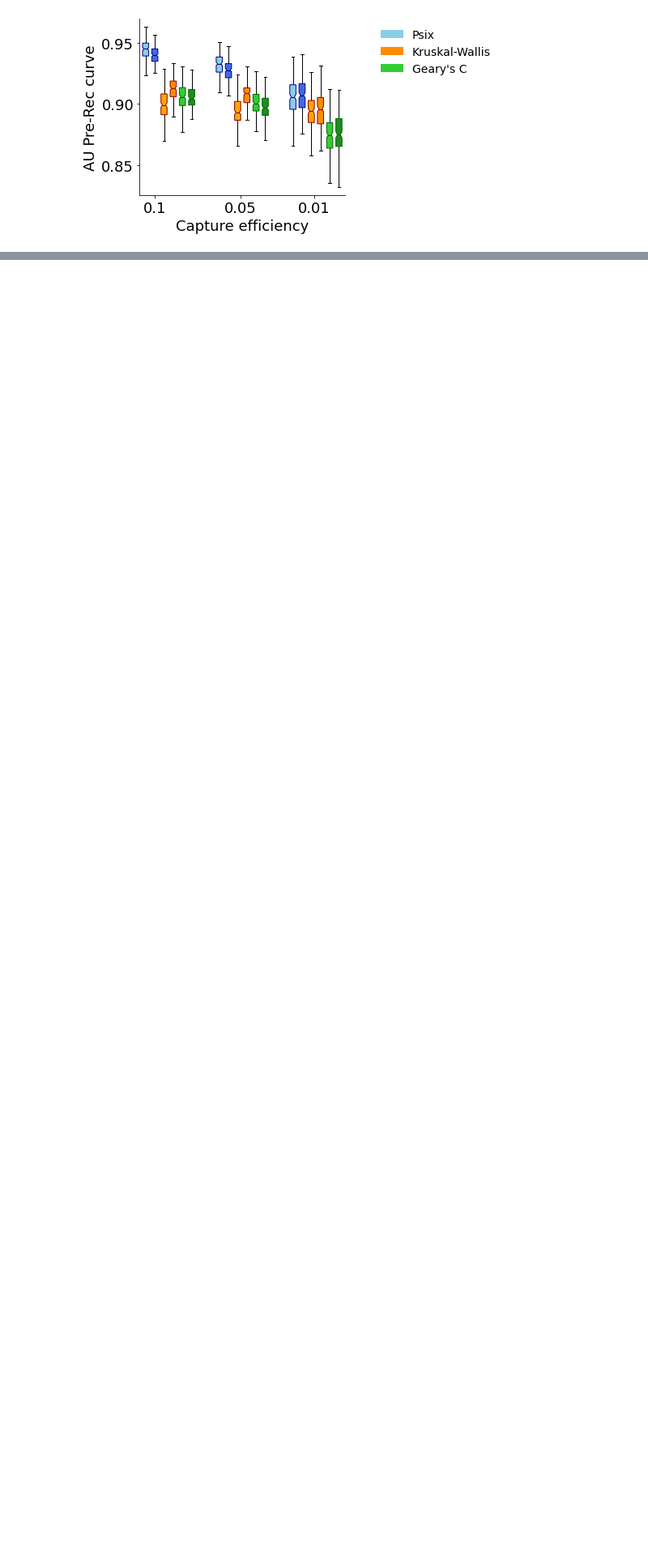
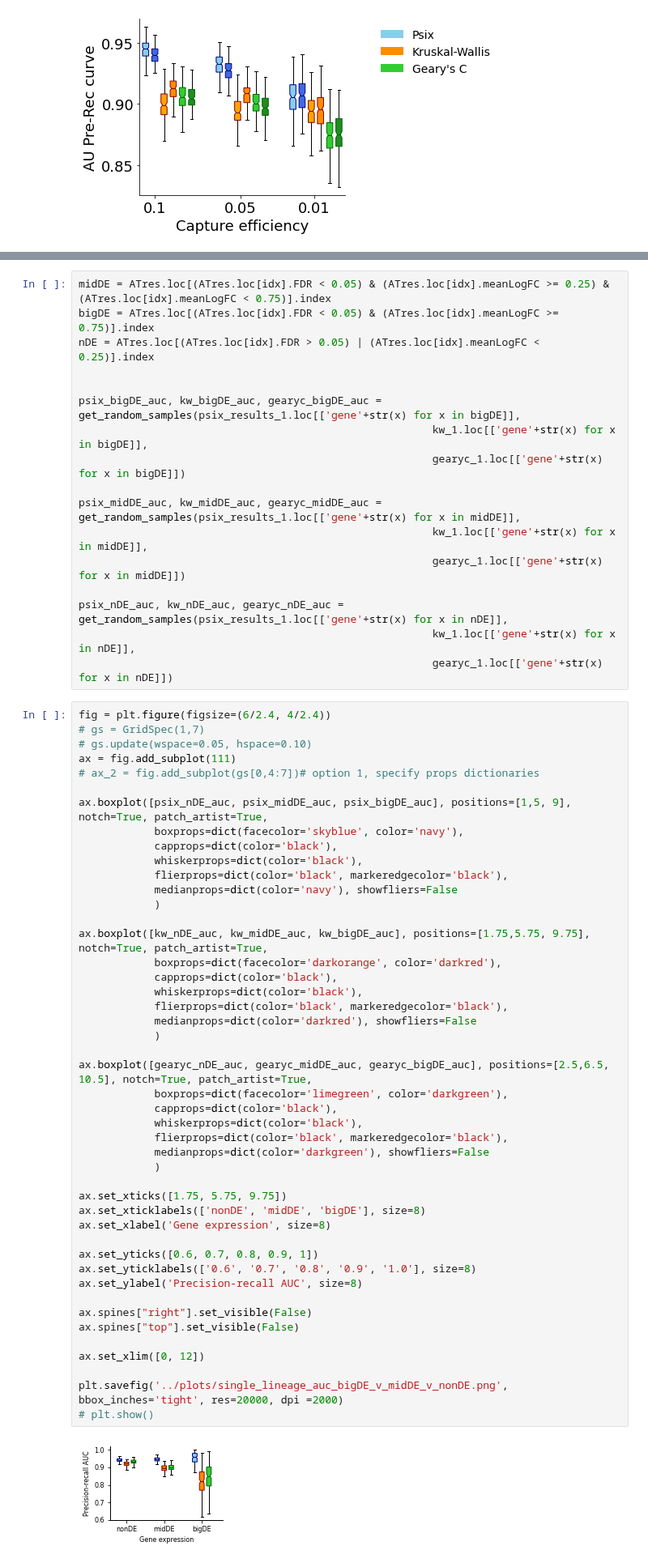
Before and after one commit to lareaulab/analysis_psix, a Jupyter notebook: simulations/single_lineage/simulation_analysis.ipynb, the cells around one changed output, grey strips where cells are left out. Shown at 81% size. Drawn from its saved outputs; the diff is of its cells as text; blank space fills up the shorter version.

```diff
--- a/simulations/single_lineage/simulation_analysis.ipynb
+++ b/simulations/single_lineage/simulation_analysis.ipynb
@@ -797,0 +1017,65 @@ ax_2.legend(frameon=False, fontsize=14)
+# %%
+midDE = ATres.loc[(ATres.loc[idx].FDR < 0.05) & (ATres.loc[idx].meanLogFC >= 0.25) & (ATres.loc[idx].meanLogFC < 0.75)].index
+bigDE = ATres.loc[(ATres.loc[idx].FDR < 0.05) & (ATres.loc[idx].meanLogFC >= 0.75)].index
+nDE = ATres.loc[(ATres.loc[idx].FDR > 0.05) | (ATres.loc[idx].meanLogFC < 0.25)].index
+
+
+psix_bigDE_auc, kw_bigDE_auc, gearyc_bigDE_auc = get_random_samples(psix_results_1.loc[['gene'+str(x) for x in bigDE]],
+                                                        kw_1.loc[['gene'+str(x) for x in bigDE]],
+                                                        gearyc_1.loc[['gene'+str(x) for x in bigDE]])
+
+psix_midDE_auc, kw_midDE_auc, gearyc_midDE_auc = get_random_samples(psix_results_1.loc[['gene'+str(x) for x in midDE]],
+                                                        kw_1.loc[['gene'+str(x) for x in midDE]],
+                                                        gearyc_1.loc[['gene'+str(x) for x in midDE]])
+
+psix_nDE_auc, kw_nDE_auc, gearyc_nDE_auc = get_random_samples(psix_results_1.loc[['gene'+str(x) for x in nDE]],
+                                                        kw_1.loc[['gene'+str(x) for x in nDE]],
+                                                        gearyc_1.loc[['gene'+str(x) for x in nDE]])
+# %%
+fig = plt.figure(figsize=(6/2.4, 4/2.4))
+# gs = GridSpec(1,7)
+# gs.update(wspace=0.05, hspace=0.10)
+ax = fig.add_subplot(111)
+# ax_2 = fig.add_subplot(gs[0,4:7])# option 1, specify props dictionaries
+
+ax.boxplot([psix_nDE_auc, psix_midDE_auc, psix_bigDE_auc], positions=[1,5, 9], notch=True, patch_artist=True,
+            boxprops=dict(facecolor='skyblue', color='navy'),
+            capprops=dict(color='black'),
+            whiskerprops=dict(color='black'),
+            flierprops=dict(color='black', markeredgecolor='black'),
+            medianprops=dict(color='navy'), showfliers=False
+            )
+
+ax.boxplot([kw_nDE_auc, kw_midDE_auc, kw_bigDE_auc], positions=[1.75,5.75, 9.75], notch=True, patch_artist=True,
+            boxprops=dict(facecolor='darkorange', color='darkred'),
+            capprops=dict(color='black'),
+            whiskerprops=dict(color='black'),
+            flierprops=dict(color='black', markeredgecolor='black'),
+            medianprops=dict(color='darkred'), showfliers=False
+            )
+
+ax.boxplot([gearyc_nDE_auc, gearyc_midDE_auc, gearyc_bigDE_auc], positions=[2.5,6.5, 10.5], notch=True, patch_artist=True,
+            boxprops=dict(facecolor='limegreen', color='darkgreen'),
+            capprops=dict(color='black'),
+            whiskerprops=dict(color='black'),
+            flierprops=dict(color='black', markeredgecolor='black'),
+            medianprops=dict(color='darkgreen'), showfliers=False
+            )
+
+ax.set_xticks([1.75, 5.75, 9.75])
+ax.set_xticklabels(['nonDE', 'midDE', 'bigDE'], size=8)
+ax.set_xlabel('Gene expression', size=8)
+
+ax.set_yticks([0.6, 0.7, 0.8, 0.9, 1])
+ax.set_yticklabels(['0.6', '0.7', '0.8', '0.9', '1.0'], size=8)
+ax.set_ylabel('Precision-recall AUC', size=8)
+
+ax.spines["right"].set_visible(False)
+ax.spines["top"].set_visible(False)
+
+ax.set_xlim([0, 12])
+
+plt.savefig('../plots/single_lineage_auc_bigDE_v_midDE_v_nonDE.png', bbox_inches='tight', res=20000, dpi =2000)
+# plt.show()
+# %% [output]
+[figure, added]
```
Also changed, not shown: parts of 29 cells of this notebook, 15 other files.
